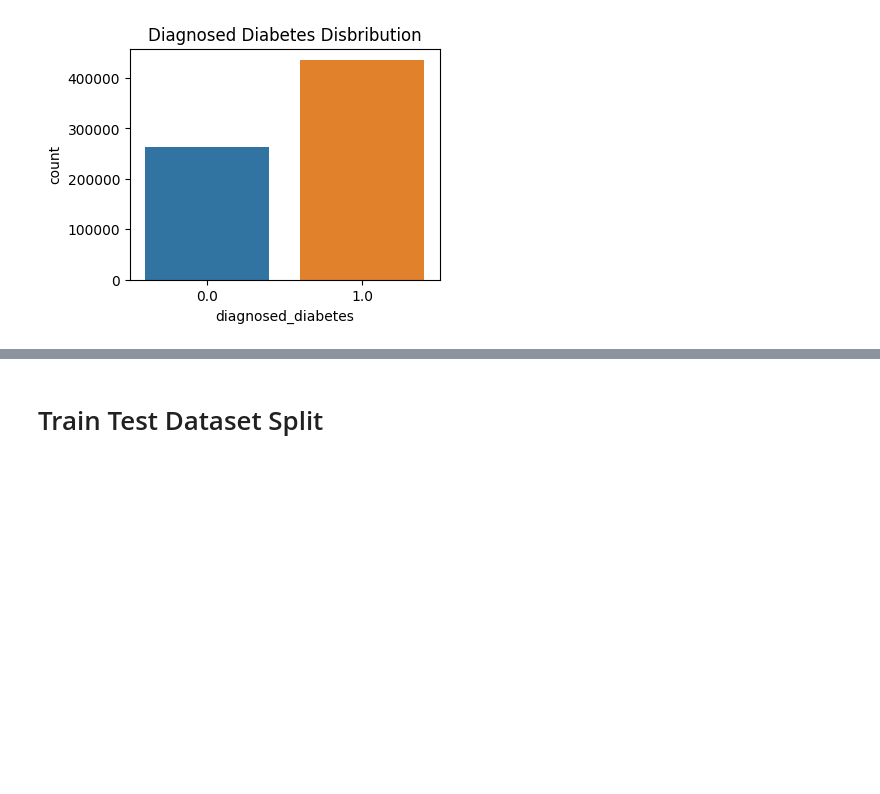
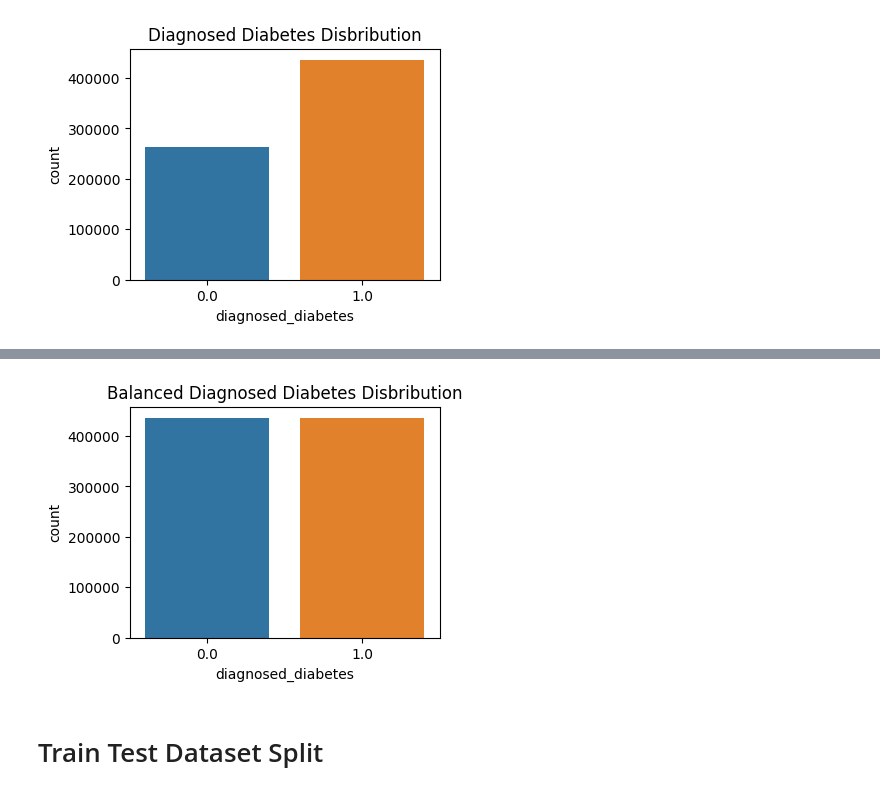
Before and after one commit to johnsonhk88/Kaggle-Diabetes-Prediction-Challenge, a Jupyter notebook: src/diabetes-prediction-ml.ipynb, the cells around one changed output, grey strips where cells are left out. Saved outputs shown, nothing was run; the diff lists cells and outputs as text; code cells hidden in the pictures; blank space fills up the shorter version.

Commit message:
feat: update my diabetes prediction notebook

```diff
--- a/src/diabetes-prediction-ml.ipynb
+++ b/src/diabetes-prediction-ml.ipynb
@@ -373,3 +495,11 @@ plt.show()
+# %%
+# trainDF[CFG.targetCol].astype(int).value_counts().plot(kind="bar", title="Diagnosed Diabetes Class");
+plt.figure(figsize=(4,3))
+sns.countplot(data=trainDF_balanced, x=CFG.targetCol)
+plt.title("Balanced Diagnosed Diabetes Disbribution")
+plt.show()
+# %% [output]
+[figure, added]
 # %% [markdown]
 # Train Test Dataset Split
 # %%
```
Also changed, not shown: parts of 12 cells of this notebook.
